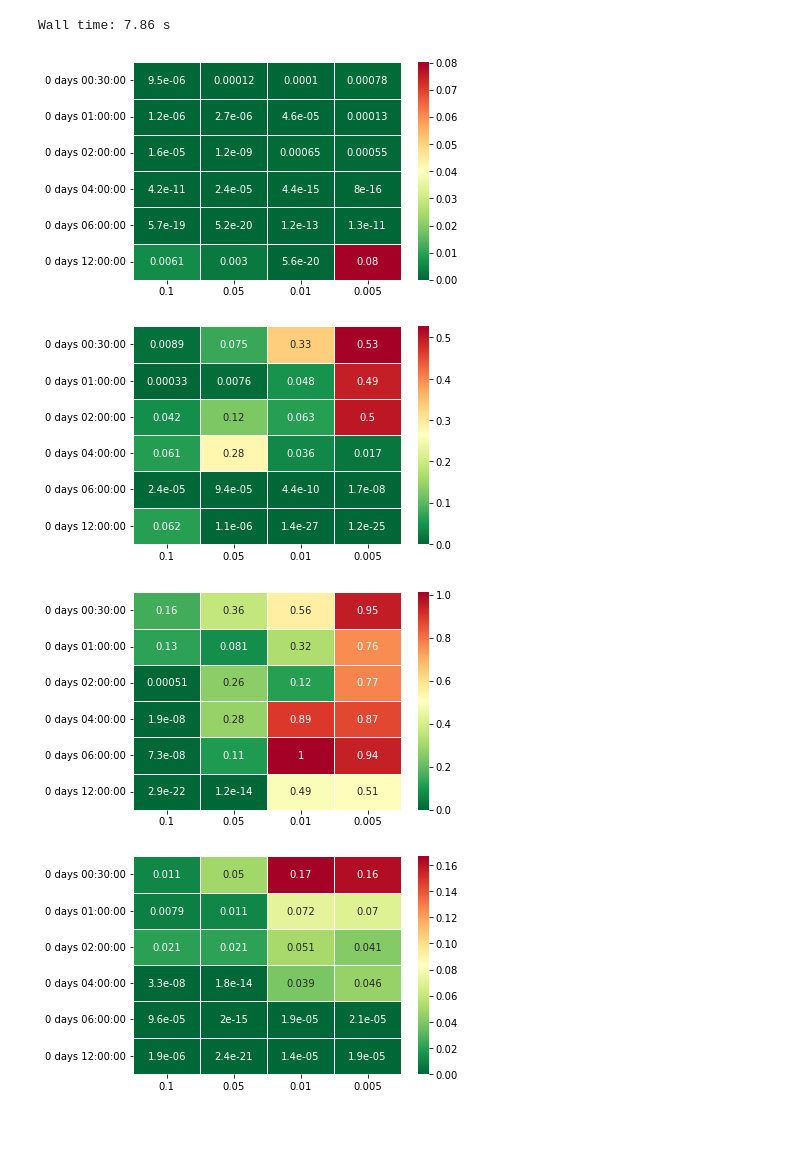
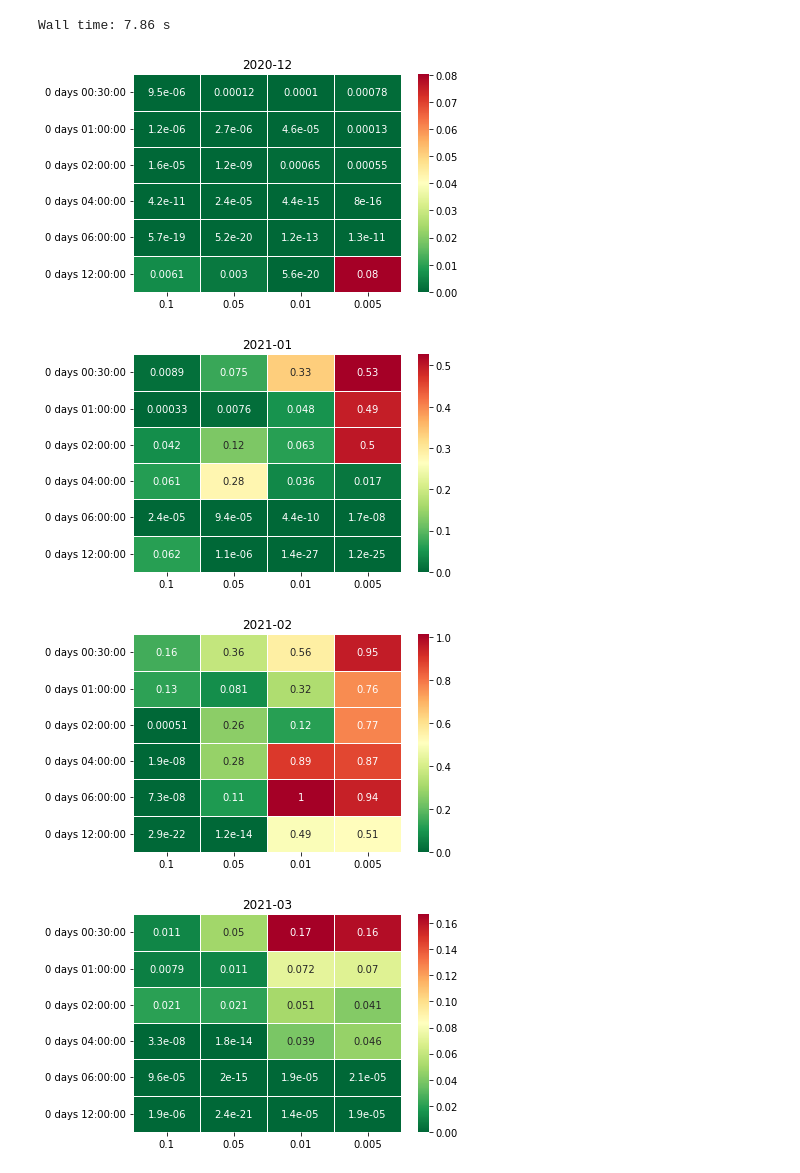
Before and after one commit to djoleglc/StatisticalArbitrage, a Jupyter notebook: TestStrategyMatrix.ipynb, the cells around one changed output. Cells and saved outputs as stored; diff of their text form; code cells hidden in the pictures; blank space fills up the shorter version.

```diff
--- a/TestStrategyMatrix.ipynb
+++ b/TestStrategyMatrix.ipynb
@@ -94,18 +94,19 @@ Wall time: 7.86 s
 # %%
 import numpy as np
 import matplotlib.pyplot as plt
 import seaborn as sns
 from functions.UtilsRetrieveData import *
 from functions.UtilsGoogleDrive import *
 
 bounds = ["2020-12", "2021-12"]
 dates = create_listdates(bounds)
 for date in dates:
     df = pd.DataFrame(result[date][0], dtype = float)
     sns.heatmap(df, cmap='RdYlGn_r', linewidths=0.5, annot=True, yticklabels = df.index)
+    plt.title(date)
     plt.show()
 # %% [output]
-[figure, old version]
+[figure, new version]
-[figure, old version]
+[figure, new version]
-[figure, old version]
+[figure, new version]
-[figure, old version]
+[figure, new version]
```
Also changed, not shown: parts of 1 cell of this notebook.
